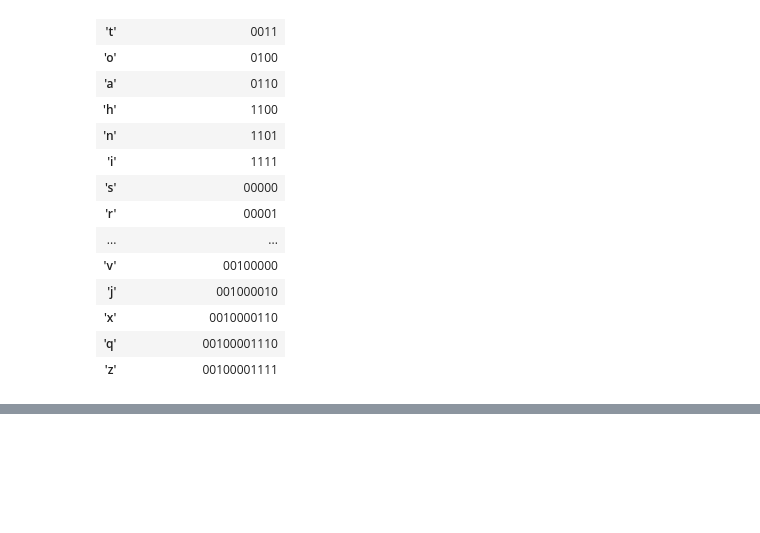
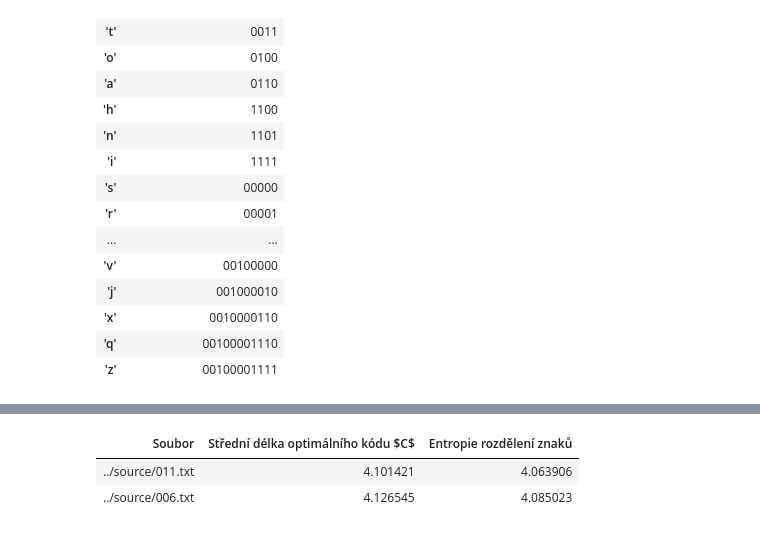
Before and after one commit to polipones/ni-vsm-homeworks, a Jupyter notebook: hw01/hw01.ipynb, the cells around one changed output, grey strips where cells are left out. Cells and saved outputs as stored; diff of their text form; code cells hidden in the pictures; blank space fills up the shorter version.

```diff
--- a/hw01/hw01.ipynb
+++ b/hw01/hw01.ipynb
@@ -141,0 +152,23 @@ pd.DataFrame({'Kódová slova pro kód $C$': [code for _, _, code in instant_cod
+# %%
+def average_code_length(instant_codes):
+    avg_length = 0
+    for _, p, code in instant_codes:
+        avg_length += p * len(code)
+    return avg_length
+
+# Compute average length of C for text 1
+avg_length1 = average_code_length(instant_code1)
+
+# Compute optimal instant code for text 2
+instant_code2_optimal = sorted(make_code(probabilities2), key=lambda item: item[1], reverse=True)
+avg_length2_optimal = average_code_length(instant_code2_optimal)
+
+df = pd.DataFrame({
+    'Soubor':[f1.name, f2.name],
+    'Střední délka optimálního kódu $C$': [avg_length1, avg_length2_optimal],
+    'Entropie rozdělení znaků': [entropy1, entropy2]})
+df.style.set_properties(**{'text-align': 'center'}).hide_index()
+# %% [output]
+| Soubor | Střední délka optimálního kódu $C$ | Entropie rozdělení znaků |
+| ../source/011.txt | 4.101421 | 4.063906 |
+| ../source/006.txt | 4.126545 | 4.085023 |
```
Also changed, not shown: parts of 11 cells of this notebook.
